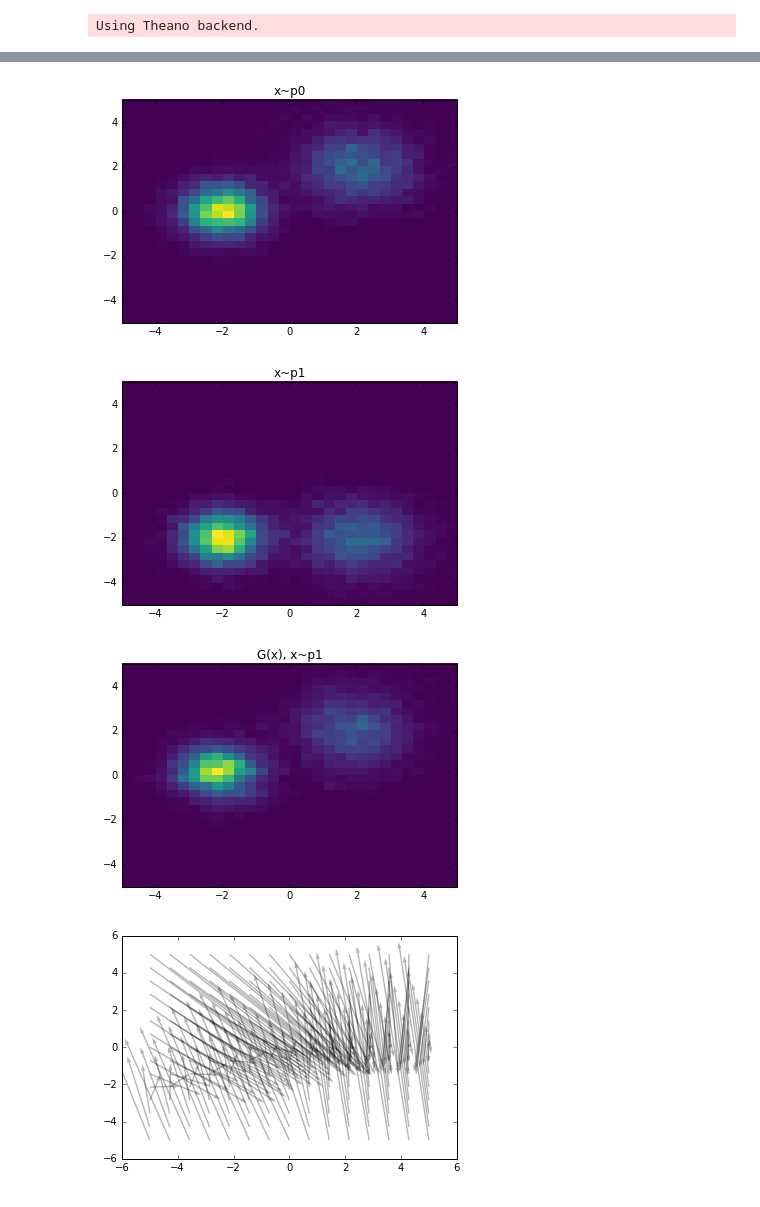
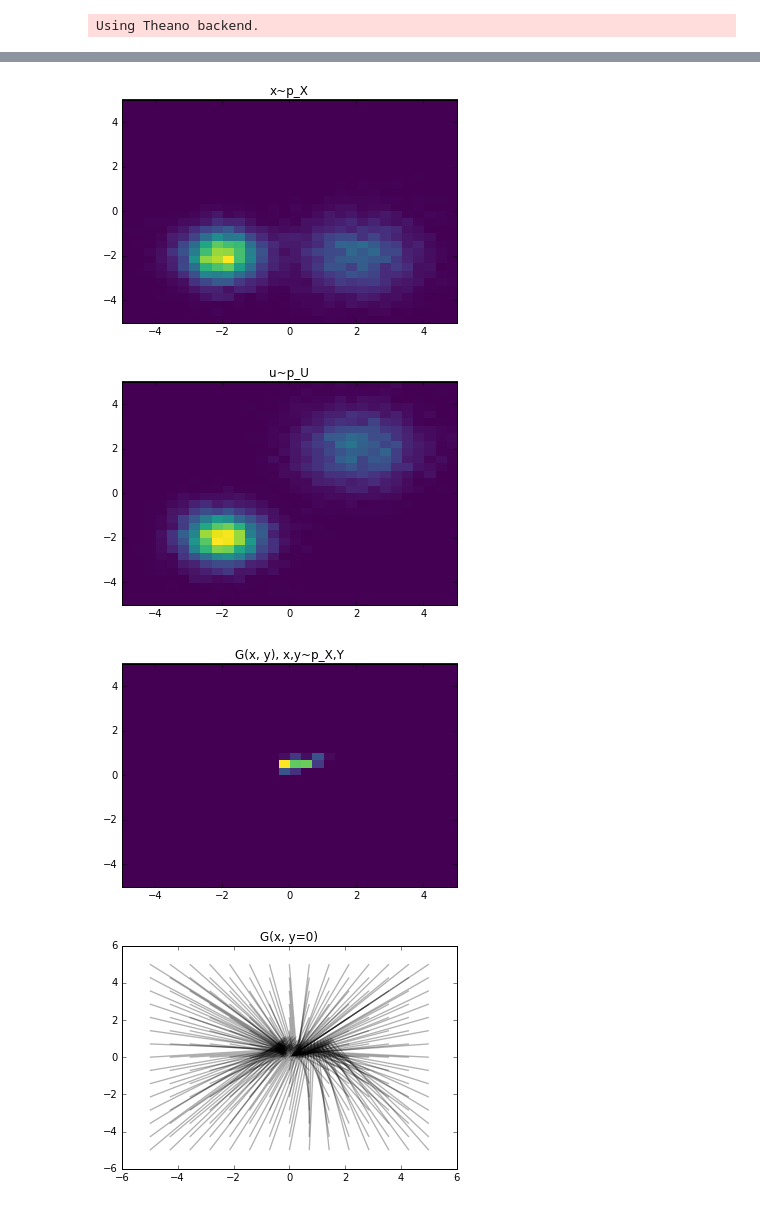
Before and after one commit to ankitshah009/paper-learning-to-transfer-adversarial-networks, a Jupyter notebook: code/Transformer networks.ipynb, the cells around one changed output, grey strips where cells are left out. Drawn from its saved outputs; the diff is of its cells as text; code cells hidden in the pictures.

```diff
--- a/code/Transformer networks.ipynb
+++ b/code/Transformer networks.ipynb
@@ -147,19 +149,27 @@ C.fit(X, y, nb_epoch=50, verbose=0)
 # %%
-def plot_distribution(D, G, X0, X1):
-    plt.hist2d(X0[:, 0], X0[:, 1], bins=30, range=[[-5,5],[-5,5]], normed=1)
-    plt.title("x~p0")
-    plt.show()
-    plt.hist2d(X1[:, 0], X1[:, 1], bins=30, range=[[-5,5],[-5,5]], normed=1)
-    plt.title("x~p1")
-    plt.show()
-    GX = G.predict(X1)
-    plt.hist2d(GX[:, 0], GX[:, 1], bins=30, range=[[-5,5],[-5,5]], normed=1)
-    plt.title("G(x), x~p1")
+def plot_distribution(D, G, X, y, U):
+    bounds = [[-5,5], [-5,5]]
+
+    plt.hist2d(X[:, 0], X[:, 1], bins=30, range=bounds, normed=1)
+    plt.title("x~p_X")
     plt.show()
 
-def plot_transform(G, X0, X1):
-        X, Y = np.meshgrid(np.linspace(-5, 5, num=15), np.linspace(-5, 5, num=15))
-        Z = G.predict(np.hstack((X.ravel().reshape(-1, 1), Y.ravel().reshape(-1, 1))))
-        GX = Z[:, 0].reshape(X.shape) - X
-        GY = Z[:, 1].reshape(Y.shape) - Y
-        plt.quiver(X, Y, GX, GY,  scale_units='xy', angles='xy', scale=1, alpha=0.3)
+    plt.hist2d(U[:, 0], U[:, 1], bins=30, range=bounds, normed=1)
+    plt.title("u~p_U")
+    plt.show()
+
+    GX = G.predict(np.hstack((X, y.reshape(-1, 1))))
+    plt.hist2d(GX[:, 0], GX[:, 1], bins=30, range=bounds, normed=1)
+    plt.title("G(x, y), x,y~p_X,Y")
+    plt.show()
+
+def plot_transform(G, label):
+    plt.title("G(x, y=%d)" % label)
+    _X, _Y = np.meshgrid(np.linspace(-5, 5, num=15), np.linspace(-5, 5, num=15))
+    Z = G.predict(np.hstack((_X.ravel().reshape(-1, 1),
+                             _Y.ravel().reshape(-1, 1),
+                             label * np.ones((_X.ravel().shape[0], 1)))))
+    GX = Z[:, 0].reshape(_X.shape) - _X
+    GY = Z[:, 1].reshape(_Y.shape) - _Y
+    plt.quiver(_X, _Y, GX, GY,  scale_units='xy', angles='xy', scale=1, alpha=0.3)
+    plt.show()
@@ -235,8 +176,9 @@ for i in range(10000):
-# %%
-plot_distribution(D, G, X0, X1)
-plot_transform(G, X0, X1)
-# %% [output]
-[figure, removed]
-[figure, removed]
-[figure, removed]
-[figure, removed]
+# %%
+plot_distribution(D, G, X, y, U)
+plot_transform(G, label=0.)
+plot_transform(G, label=1.)
+# %% [output]
+[figure, added]
+[figure, added]
+[figure, added]
+[figure, added]
```
Also changed, not shown: parts of 17 cells of this notebook.
